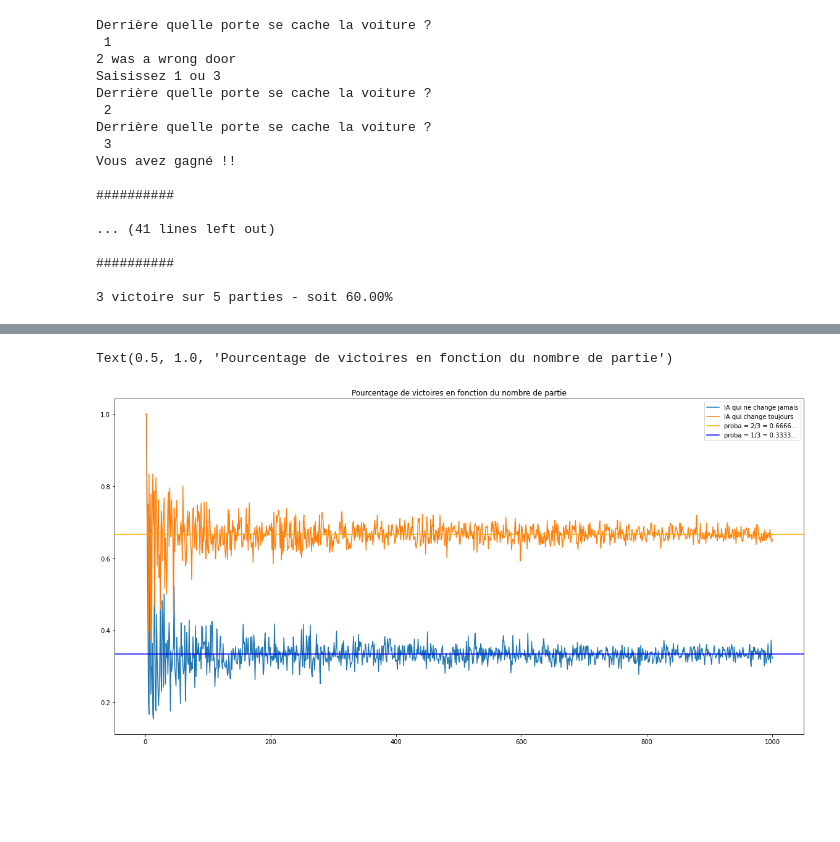
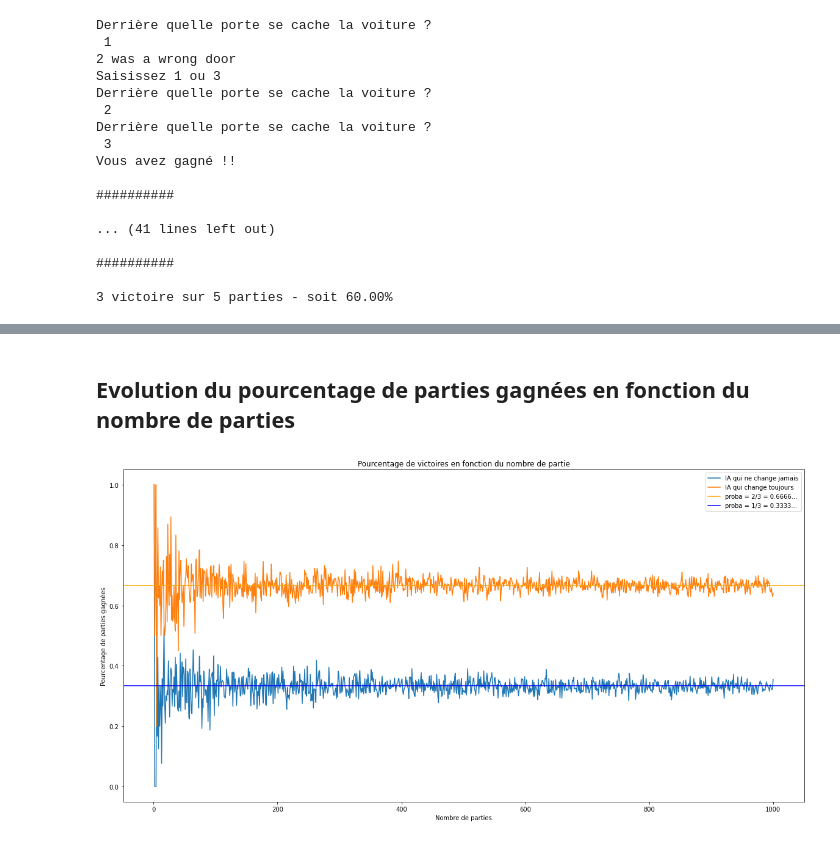
Before and after one commit to Selimmmm/hetic_pmd_maths_public, a Jupyter notebook: MontyHall.ipynb, the cells around one changed output, grey strips where cells are left out. Saved outputs shown, nothing was run; the diff lists cells and outputs as text; code cells hidden in the pictures; blank space fills up the shorter version.

```diff
--- a/MontyHall.ipynb
+++ b/MontyHall.ipynb
@@ -153,23 +156,28 @@ plt.show()
+# %% [markdown]
+## Evolution du pourcentage de parties gagnées en fonction du nombre de parties
 # %%
 stats_ia = {ia_1: [], ia_2: []}
 for x in range(1,1001):
     for ia in [ia_1, ia_2]:
         mh = MontyHall(user=ia, n_games=x)
         mh.many_games()
         #print(f"{mh.victory_count} victoire sur {mh.n_games} parties - soit {'{:.2%}'.format(mh.victory_count / mh.n_games)}")
         stats_ia[ia].append(mh.victory_count / mh.n_games)
+
+
+df = pd.DataFrame.from_dict(stats_ia, orient='index').T
+df.index = range(1, 1001)
+df = df.rename(columns={ia_1:"IA qui ne change jamais", ia_2: "IA qui change toujours"})
+df.plot(figsize=(20,10))
+plt.axhline(2/3, color='orange', label="proba = 2/3 = 0.6666...")
+plt.axhline(1/3, color='blue', label="proba = 1/3 = 0.3333...")
+plt.legend()
+plt.title("Pourcentage de victoires en fonction du nombre de partie")
+plt.xlabel("Nombre de parties")
+plt.ylabel("Pourcentage de parties gagnées")
+plt.show()
+# %% [output]
+[figure, added]
-# %%
-df = pd.DataFrame.from_dict(stats_ia, orient='index').T
-df.index = range(1, 1001)
-df = df.rename(columns={ia_1:"IA qui ne change jamais", ia_2: "IA qui change toujours"})
-df.plot(figsize=(20,10))
-plt.axhline(2/3, color='orange', label="proba = 2/3 = 0.6666...")
-plt.axhline(1/3, color='blue', label="proba = 1/3 = 0.3333...")
-plt.legend()
-plt.title("Pourcentage de victoires en fonction du nombre de partie")
-# %% [output]
-Text(0.5, 1.0, 'Pourcentage de victoires en fonction du nombre de partie')
-[figure, removed]
 # %%
 mh = MontyHall(user='ia_dumb', n_games=1000)
 mh.many_games()
```
Also changed, not shown: parts of 6 cells of this notebook.
